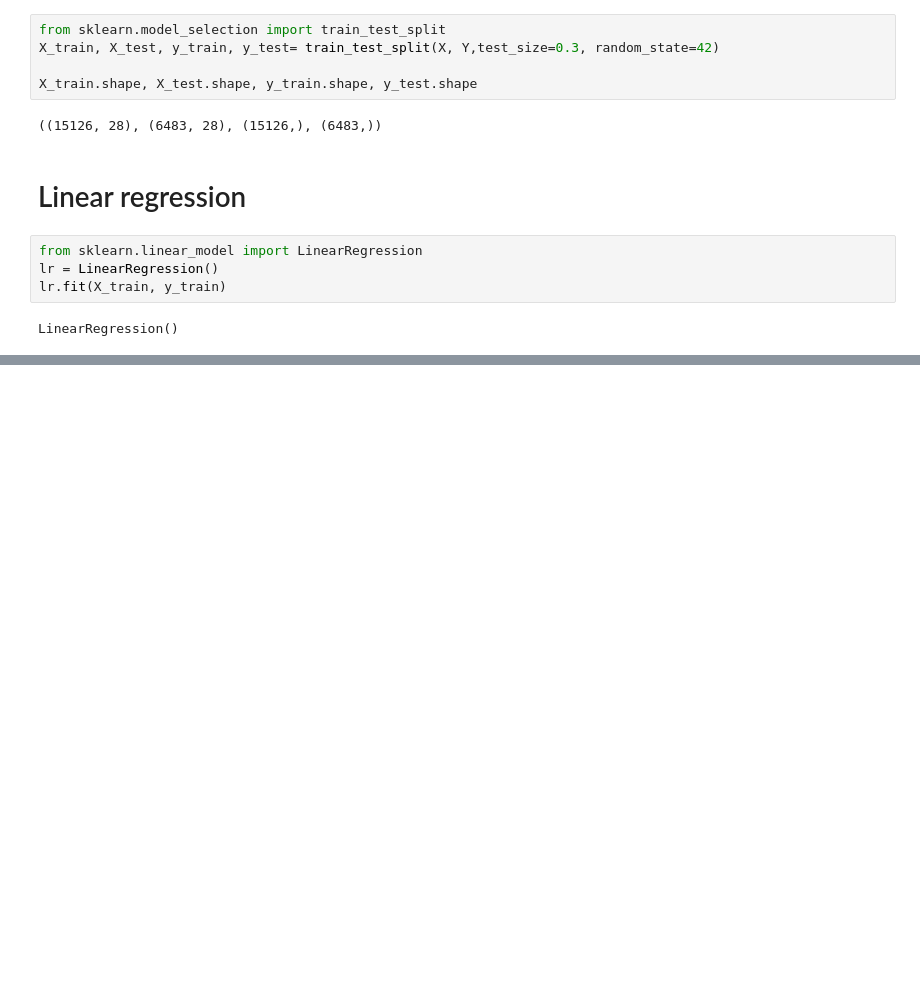
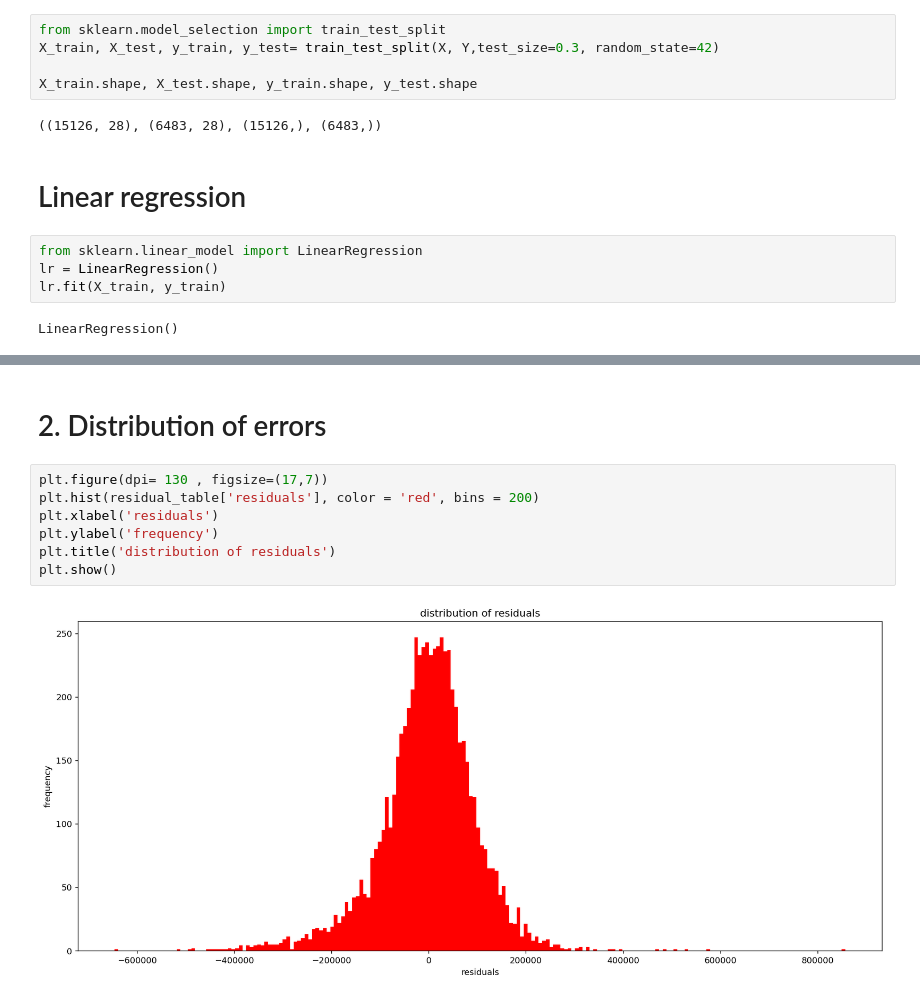
Before and after one commit to girish-kanjiyani7/realestate, a Jupyter notebook: part5_4.ipynb, the cells around one changed output, grey strips where cells are left out. Drawn from its saved outputs; the diff is of its cells as text; blank space fills up the shorter version.

```diff
--- a/part5_4.ipynb
+++ b/part5_4.ipynb
@@ -142,0 +171,11 @@ LinearRegression()
+# %% [markdown]
+# 2. Distribution of errors
+# %%
+plt.figure(dpi= 130 , figsize=(17,7))
+plt.hist(residual_table['residuals'], color = 'red', bins = 200)
+plt.xlabel('residuals')
+plt.ylabel('frequency')
+plt.title('distribution of residuals')
+plt.show()
+# %% [output]
+[figure, added]
```
Also changed, not shown: parts of 5 cells of this notebook.
